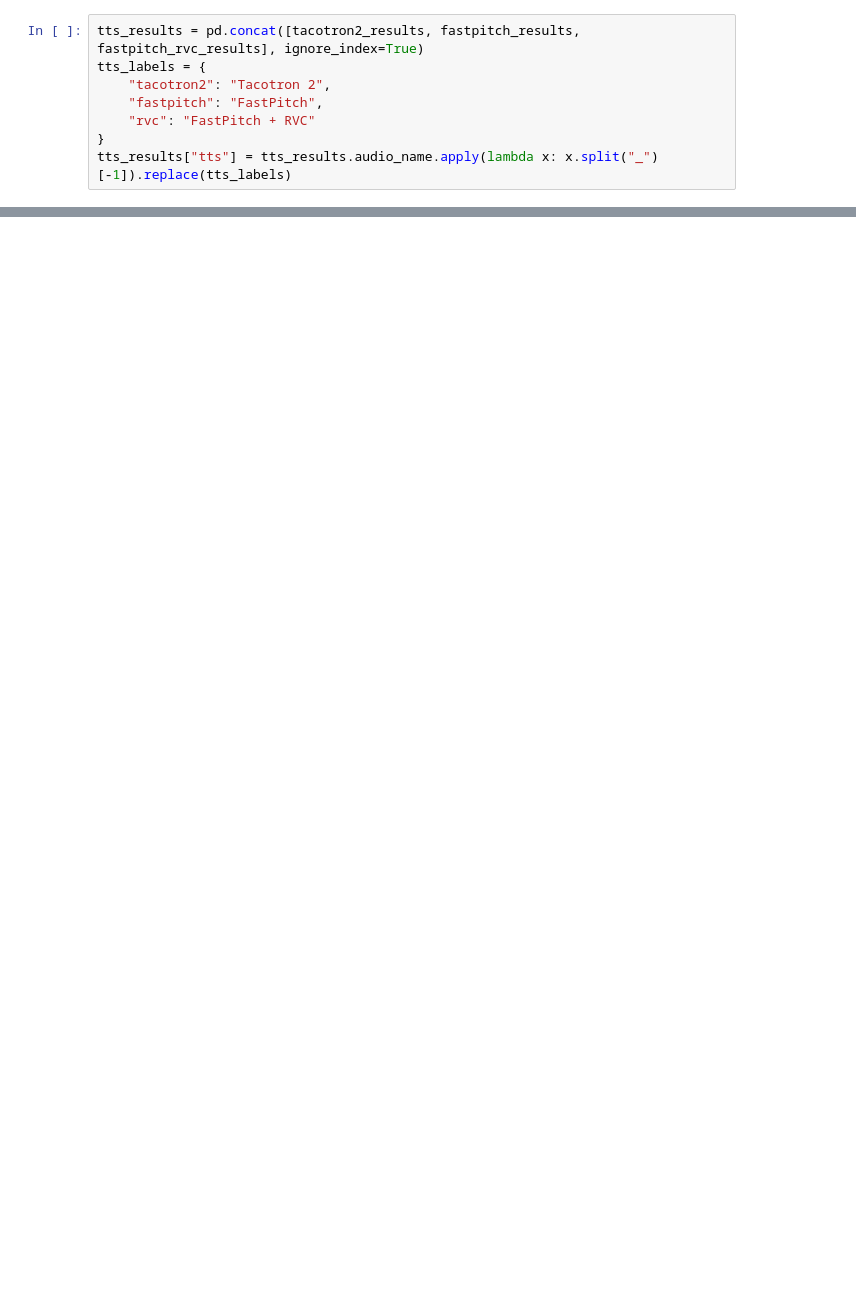
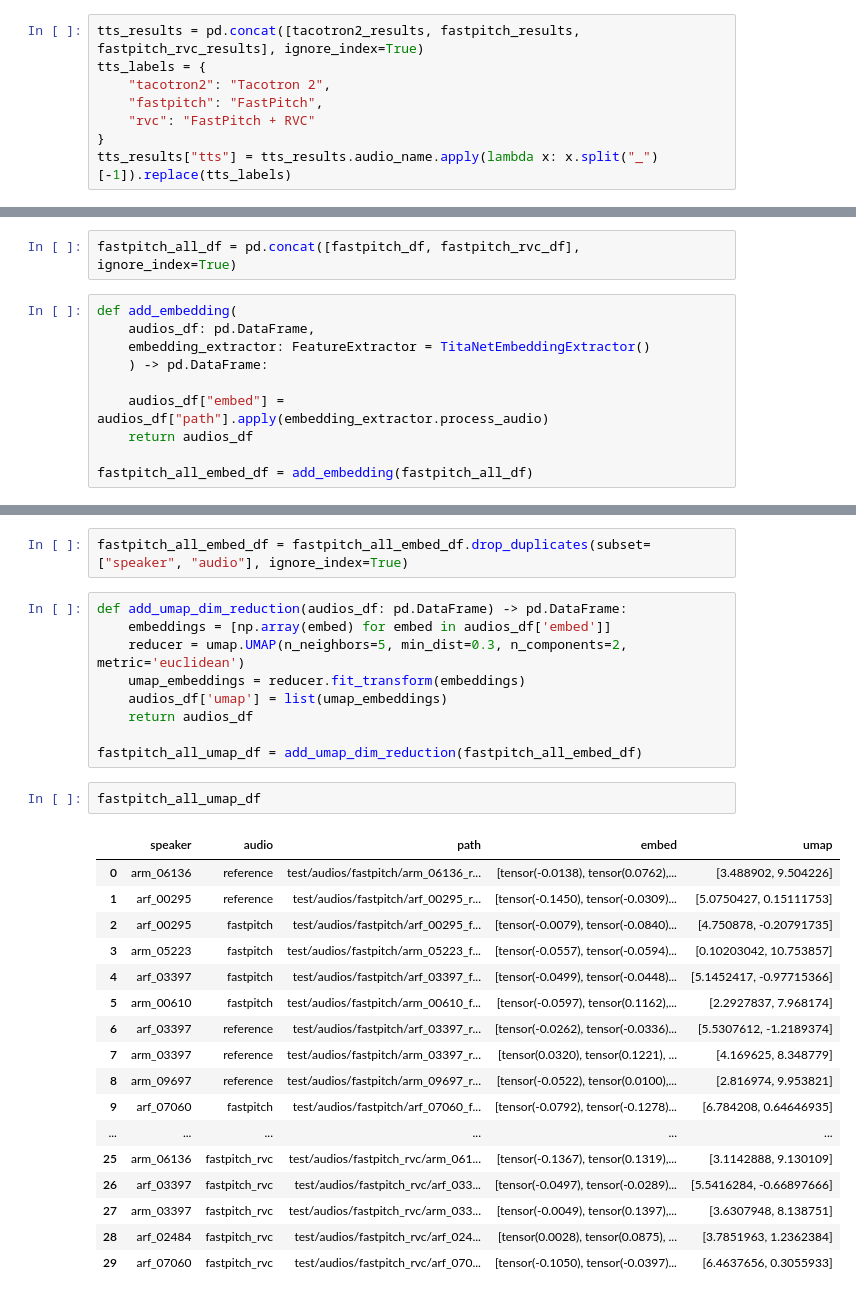
Before and after one commit to nahue-passano/VoiceClonAR, a Jupyter notebook: notebooks/playground.ipynb, the cells around one changed output, grey strips where cells are left out. Cells and saved outputs as stored; diff of their text form; blank space fills up the shorter version.

```diff
--- a/notebooks/playground.ipynb
+++ b/notebooks/playground.ipynb
@@ -246,0 +211,12 @@ for column in numeric_columns:
+# %%
+fastpitch_all_df = pd.concat([fastpitch_df, fastpitch_rvc_df], ignore_index=True)
+# %%
+def add_embedding(
+    audios_df: pd.DataFrame,
+    embedding_extractor: FeatureExtractor = TitaNetEmbeddingExtractor()
+    ) -> pd.DataFrame:
+
+    audios_df["embed"] = audios_df["path"].apply(embedding_extractor.process_audio)
+    return audios_df
+
+fastpitch_all_embed_df = add_embedding(fastpitch_all_df)
@@ -246,0 +339,31 @@ for column in numeric_columns:
+# %%
+fastpitch_all_embed_df = fastpitch_all_embed_df.drop_duplicates(subset=["speaker", "audio"], ignore_index=True)
+# %%
+def add_umap_dim_reduction(audios_df: pd.DataFrame) -> pd.DataFrame:
+    embeddings = [np.array(embed) for embed in audios_df['embed']]
+    reducer = umap.UMAP(n_neighbors=5, min_dist=0.3, n_components=2, metric='euclidean')
+    umap_embeddings = reducer.fit_transform(embeddings)
+    audios_df['umap'] = list(umap_embeddings)
+    return audios_df
+
+fastpitch_all_umap_df = add_umap_dim_reduction(fastpitch_all_embed_df)
+# %%
+fastpitch_all_umap_df
+# %% [output]
+|  | speaker | audio | path | embed | umap |
+| 0 | arm_06136 | reference | test/audios/fastpitch/arm_06136_r... | [tensor(-0.0138), tensor(0.0762),... | [3.488902, 9.504226] |
+| 1 | arf_00295 | reference | test/audios/fastpitch/arf_00295_r... | [tensor(-0.1450), tensor(-0.0309)... | [5.0750427, 0.15111753] |
+| 2 | arf_00295 | fastpitch | test/audios/fastpitch/arf_00295_f... | [tensor(-0.0079), tensor(-0.0840)... | [4.750878, -0.20791735] |
+| 3 | arm_05223 | fastpitch | test/audios/fastpitch/arm_05223_f... | [tensor(-0.0557), tensor(-0.0594)... | [0.10203042, 10.753857] |
+| 4 | arf_03397 | fastpitch | test/audios/fastpitch/arf_03397_f... | [tensor(-0.0499), tensor(-0.0448)... | [5.1452417, -0.97715366] |
+| 5 | arm_00610 | fastpitch | test/audios/fastpitch/arm_00610_f... | [tensor(-0.0597), tensor(0.1162),... | [2.2927837, 7.968174] |
+| 6 | arf_03397 | reference | test/audios/fastpitch/arf_03397_r... | [tensor(-0.0262), tensor(-0.0336)... | [5.5307612, -1.2189374] |
+| 7 | arm_03397 | reference | test/audios/fastpitch/arm_03397_r... | [tensor(0.0320), tensor(0.1221), ... | [4.169625, 8.348779] |
+| 8 | arm_09697 | reference | test/audios/fastpitch/arm_09697_r... | [tensor(-0.0522), tensor(0.0100),... | [2.816974, 9.953821] |
+| 9 | arf_07060 | fastpitch | test/audios/fastpitch/arf_07060_f... | [tensor(-0.0792), tensor(-0.1278)... | [6.784208, 0.64646935] |
+| ... | ... | ... | ... | ... | ... |
+| 25 | arm_06136 | fastpitch_rvc | test/audios/fastpitch_rvc/arm_061... | [tensor(-0.1367), tensor(0.1319),... | [3.1142888, 9.130109] |
+| 26 | arf_03397 | fastpitch_rvc | test/audios/fastpitch_rvc/arf_033... | [tensor(-0.0497), tensor(-0.0289)... | [5.5416284, -0.66897666] |
+| 27 | arm_03397 | fastpitch_rvc | test/audios/fastpitch_rvc/arm_033... | [tensor(-0.0049), tensor(0.1397),... | [3.6307948, 8.138751] |
+| 28 | arf_02484 | fastpitch_rvc | test/audios/fastpitch_rvc/arf_024... | [tensor(0.0028), tensor(0.0875), ... | [3.7851963, 1.2362384] |
+| 29 | arf_07060 | fastpitch_rvc | test/audios/fastpitch_rvc/arf_070... | [tensor(-0.1050), tensor(-0.0397)... | [6.4637656, 0.3055933] |
```
Also changed, not shown: parts of 13 cells of this notebook, 1 other file.
